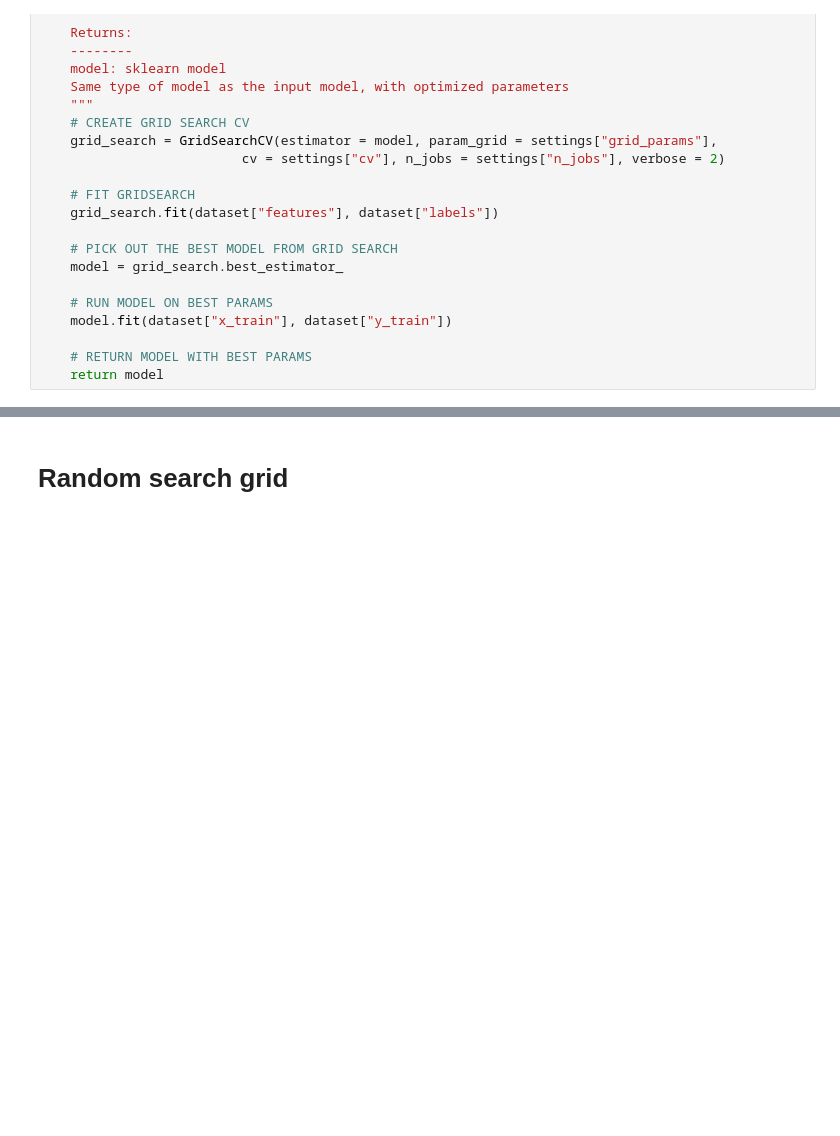
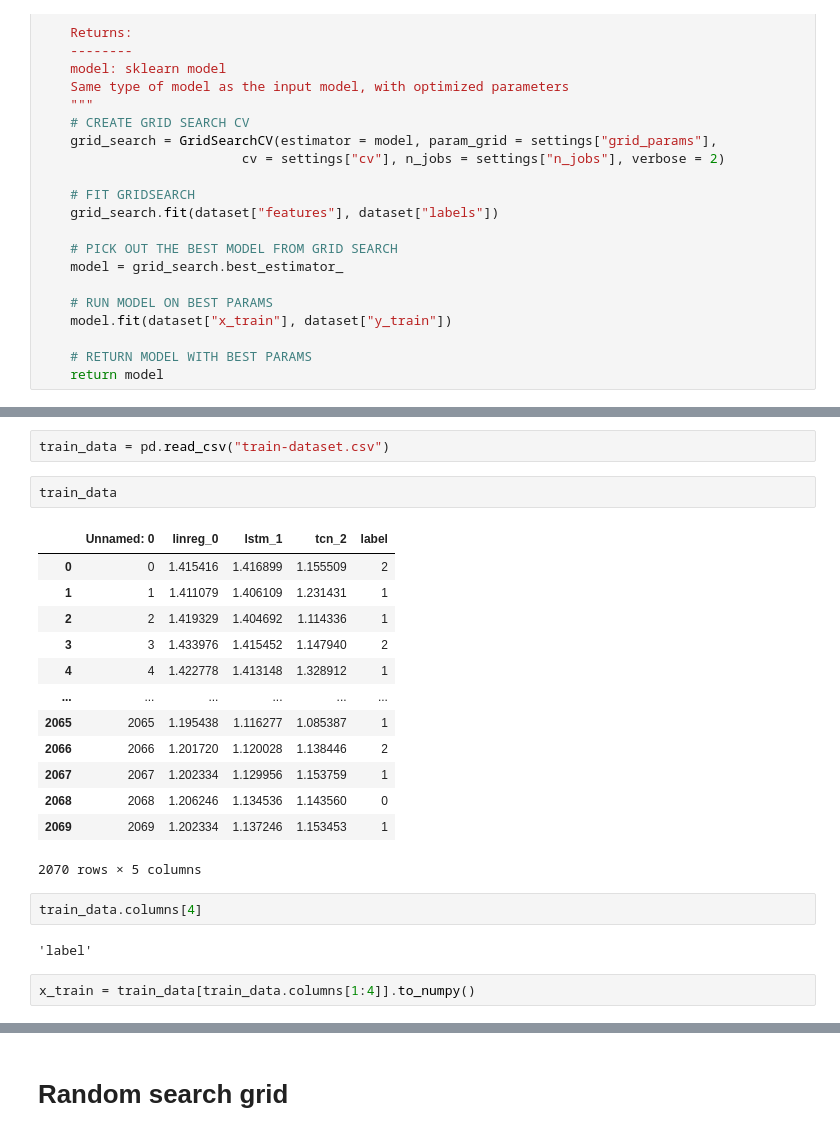
Before and after one commit to DSSaV/models-decision-system, a Jupyter notebook: MockPipeline/mock_model_pipeline_2.ipynb, the cells around one changed output, grey strips where cells are left out. Cells and saved outputs as stored; diff of their text form; blank space fills up the shorter version.

```diff
--- a/MockPipeline/mock_model_pipeline_2.ipynb
+++ b/MockPipeline/mock_model_pipeline_2.ipynb
@@ -409,0 +394,24 @@ def evaluate(model, test_features, test_labels, encode=True):
+# %%
+train_data = pd.read_csv("train-dataset.csv")
+# %%
+train_data
+# %% [output]
+|  | Unnamed: 0 | linreg_0 | lstm_1 | tcn_2 | label |
+| 0 | 0 | 1.415416 | 1.416899 | 1.155509 | 2 |
+| 1 | 1 | 1.411079 | 1.406109 | 1.231431 | 1 |
+| 2 | 2 | 1.419329 | 1.404692 | 1.114336 | 1 |
+| 3 | 3 | 1.433976 | 1.415452 | 1.147940 | 2 |
+| 4 | 4 | 1.422778 | 1.413148 | 1.328912 | 1 |
+| ... | ... | ... | ... | ... | ... |
+| 2065 | 2065 | 1.195438 | 1.116277 | 1.085387 | 1 |
+| 2066 | 2066 | 1.201720 | 1.120028 | 1.138446 | 2 |
+| 2067 | 2067 | 1.202334 | 1.129956 | 1.153759 | 1 |
+| 2068 | 2068 | 1.206246 | 1.134536 | 1.143560 | 0 |
+| 2069 | 2069 | 1.202334 | 1.137246 | 1.153453 | 1 |
+2070 rows × 5 columns
+# %%
+train_data.columns[4]
+# %% [output]
+'label'
+# %%
+x_train = train_data[train_data.columns[1:4]].to_numpy()
```
Also changed, not shown: parts of 59 cells of this notebook.
